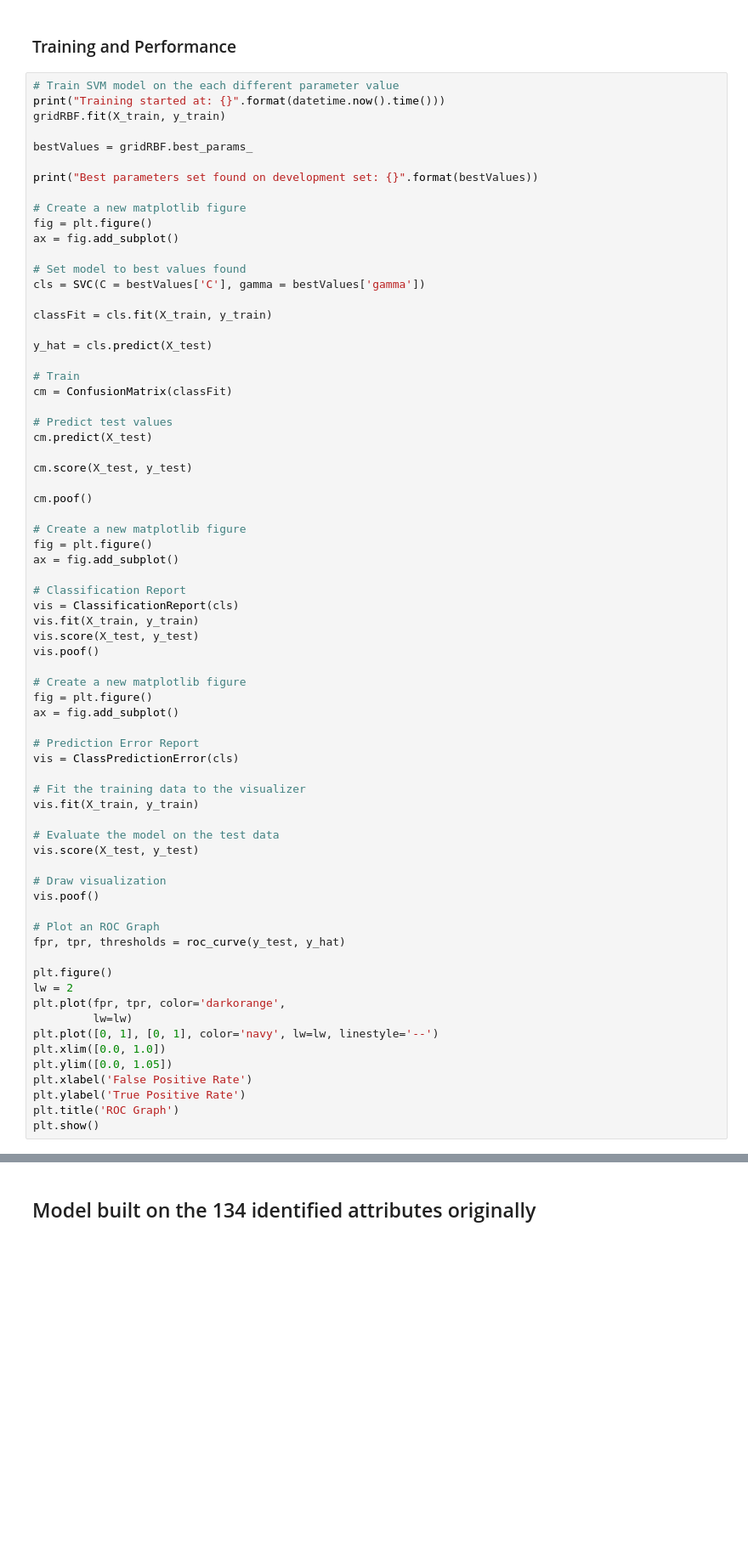
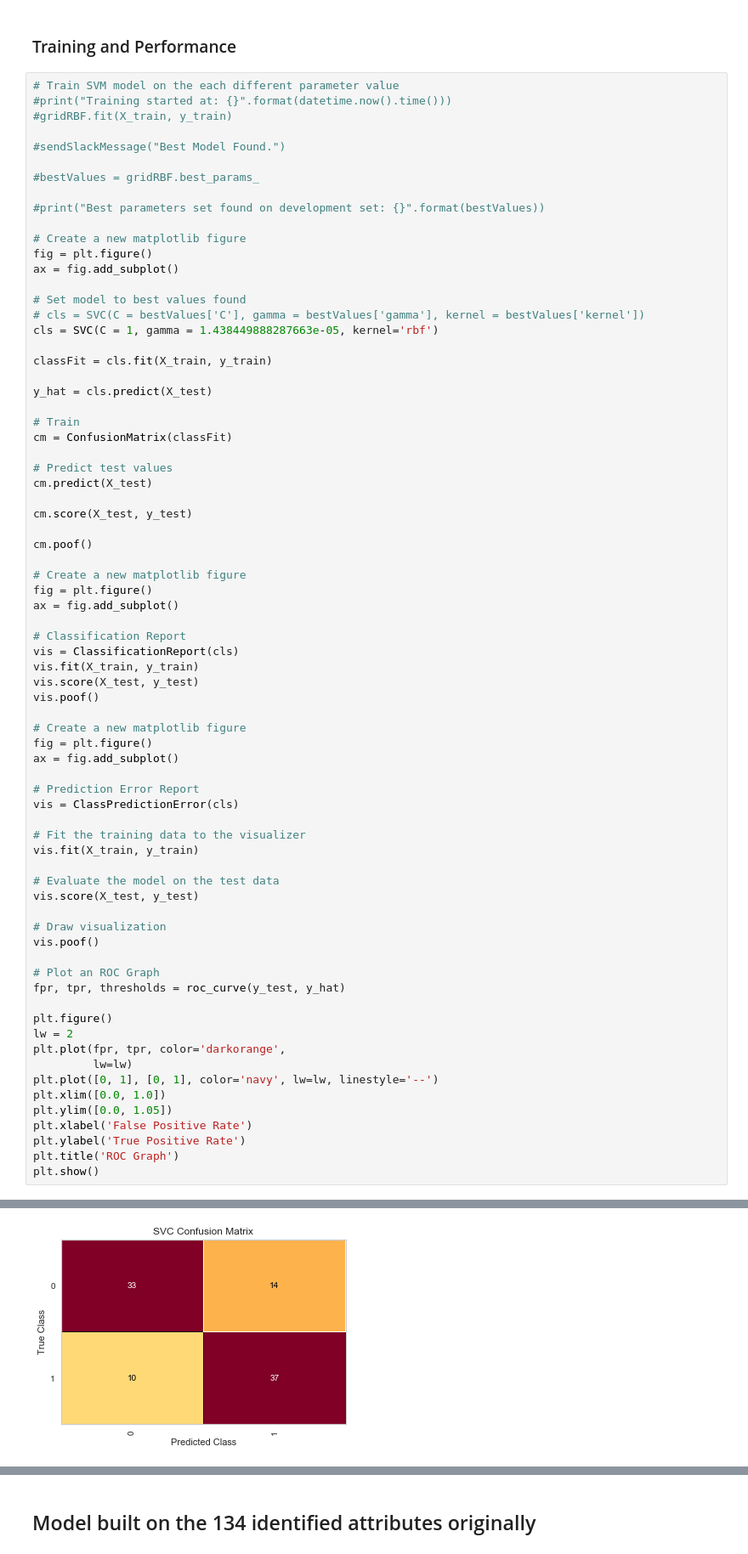
Before and after one commit to crkim13/7331DataMining, a Jupyter notebook: SVM.ipynb, the cells around one changed output, grey strips where cells are left out. Shown at 85% size. Saved outputs shown, nothing was run; the diff lists cells and outputs as text; blank space fills up the shorter version.

```diff
--- a/SVM.ipynb
+++ b/SVM.ipynb
@@ -250,19 +244,22 @@ gridRBF = GridSearchCV(SVC(), param_grid=param_grid, cv=cv)
 ### Training and Performance
 # %%
 # Train SVM model on the each different parameter value
-print("Training started at: {}".format(datetime.now().time()))
-gridRBF.fit(X_train, y_train)
+#print("Training started at: {}".format(datetime.now().time()))
+#gridRBF.fit(X_train, y_train)
 
-bestValues = gridRBF.best_params_
+#sendSlackMessage("Best Model Found.")
 
-print("Best parameters set found on development set: {}".format(bestValues))
+#bestValues = gridRBF.best_params_
+
+#print("Best parameters set found on development set: {}".format(bestValues))
 
 # Create a new matplotlib figure
 fig = plt.figure()
 ax = fig.add_subplot()
 
 # Set model to best values found
-cls = SVC(C = bestValues['C'], gamma = bestValues['gamma'])
+# cls = SVC(C = bestValues['C'], gamma = bestValues['gamma'], kernel = bestValues['kernel'])
+cls = SVC(C = 1, gamma = 1.438449888287663e-05, kernel='rbf')
 
 classFit = cls.fit(X_train, y_train)
 
@@ -322,0 +319 @@ Training started at: 22:47:04.030312
+[figure, added]
```
Also changed, not shown: parts of 14 cells of this notebook, 1 other file.
